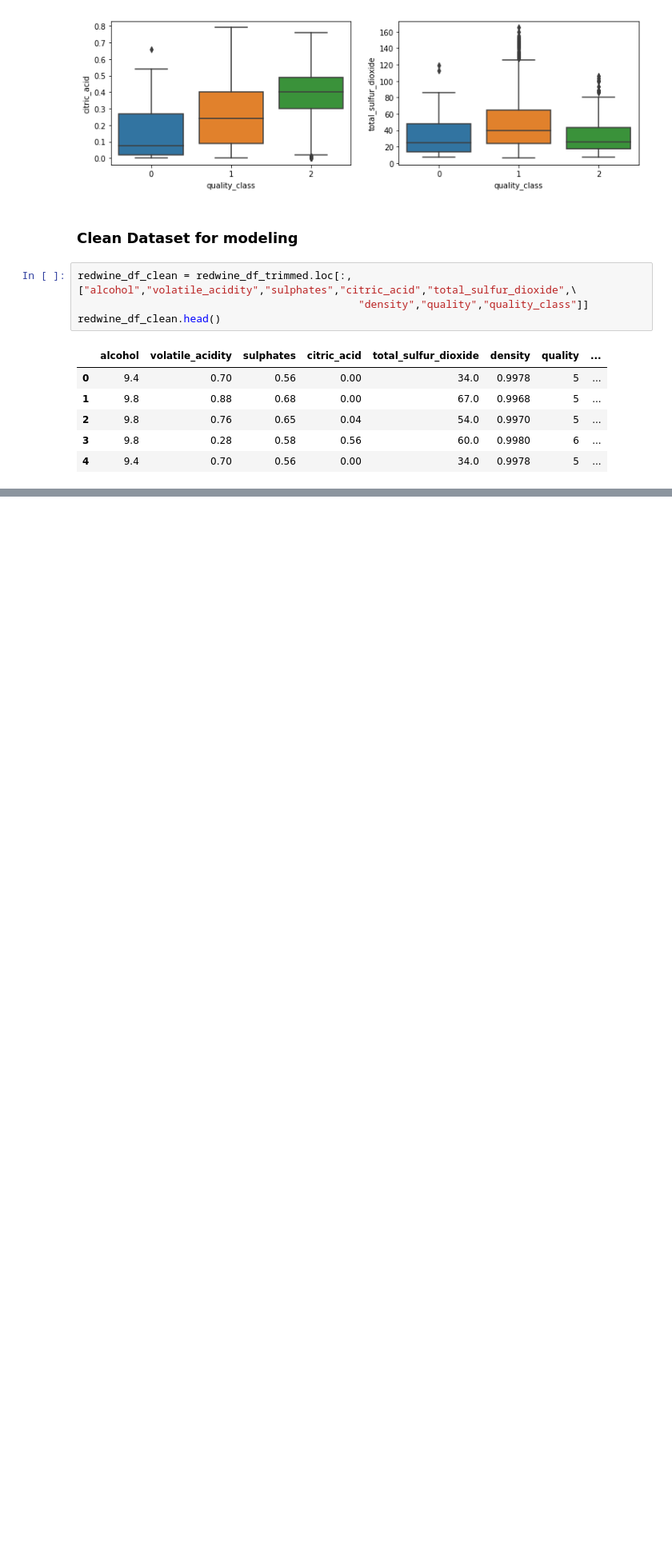
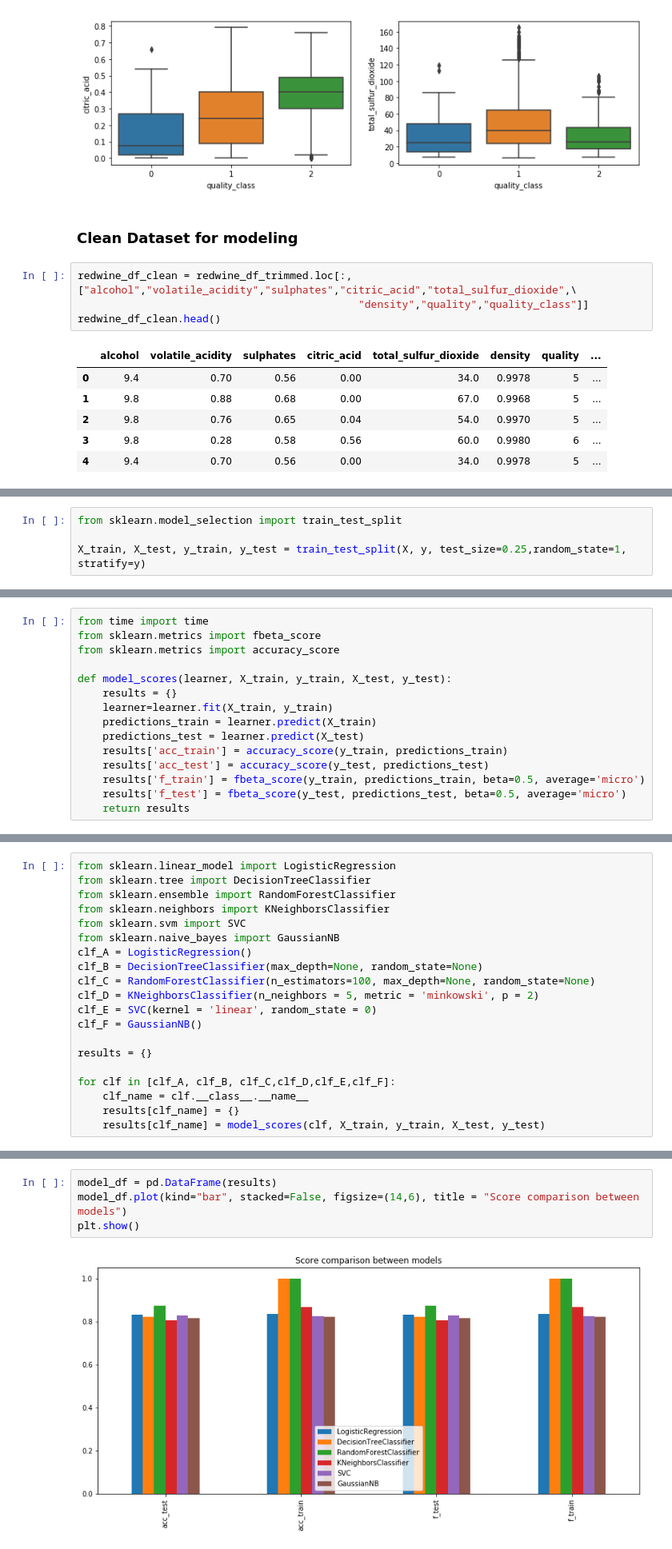
Before and after one commit to rahulughade/winequality, a Jupyter notebook: redwine.ipynb, the cells around one changed output, grey strips where cells are left out. Shown at 80% size. Saved outputs shown, nothing was run; the diff lists cells and outputs as text; blank space fills up the shorter version.

Commit message:
Added classification models

```diff
--- a/redwine.ipynb
+++ b/redwine.ipynb
@@ -345,0 +378,4 @@ redwine_df_clean.to_csv(index=False)
+# %%
+from sklearn.model_selection import train_test_split
+
+X_train, X_test, y_train, y_test = train_test_split(X, y, test_size=0.25,random_state=1, stratify=y)
@@ -345,0 +390,15 @@ redwine_df_clean.to_csv(index=False)
+# %%
+from time import time
+from sklearn.metrics import fbeta_score
+from sklearn.metrics import accuracy_score
+
+def model_scores(learner, X_train, y_train, X_test, y_test):
+    results = {}
+    learner=learner.fit(X_train, y_train)
+    predictions_train = learner.predict(X_train)
+    predictions_test = learner.predict(X_test)
+    results['acc_train'] = accuracy_score(y_train, predictions_train)
+    results['acc_test'] = accuracy_score(y_test, predictions_test)
+    results['f_train'] = fbeta_score(y_train, predictions_train, beta=0.5, average='micro')
+    results['f_test'] = fbeta_score(y_test, predictions_test, beta=0.5, average='micro')
+    return results
@@ -345,0 +412,20 @@ redwine_df_clean.to_csv(index=False)
+# %%
+from sklearn.linear_model import LogisticRegression
+from sklearn.tree import DecisionTreeClassifier
+from sklearn.ensemble import RandomForestClassifier
+from sklearn.neighbors import KNeighborsClassifier
+from sklearn.svm import SVC
+from sklearn.naive_bayes import GaussianNB
+clf_A = LogisticRegression()
+clf_B = DecisionTreeClassifier(max_depth=None, random_state=None)
+clf_C = RandomForestClassifier(n_estimators=100, max_depth=None, random_state=None)
+clf_D = KNeighborsClassifier(n_neighbors = 5, metric = 'minkowski', p = 2)
+clf_E = SVC(kernel = 'linear', random_state = 0)
+clf_F = GaussianNB()
+
+results = {}
+
+for clf in [clf_A, clf_B, clf_C,clf_D,clf_E,clf_F]:
+    clf_name = clf.__class__.__name__
+    results[clf_name] = {}
+    results[clf_name] = model_scores(clf, X_train, y_train, X_test, y_test)
@@ -345,0 +456,6 @@ redwine_df_clean.to_csv(index=False)
+# %%
+model_df = pd.DataFrame(results)
+model_df.plot(kind="bar", stacked=False, figsize=(14,6), title = "Score comparison between models")
+plt.show()
+# %% [output]
+[figure, added]
```
Also changed, not shown: parts of 12 cells of this notebook.
